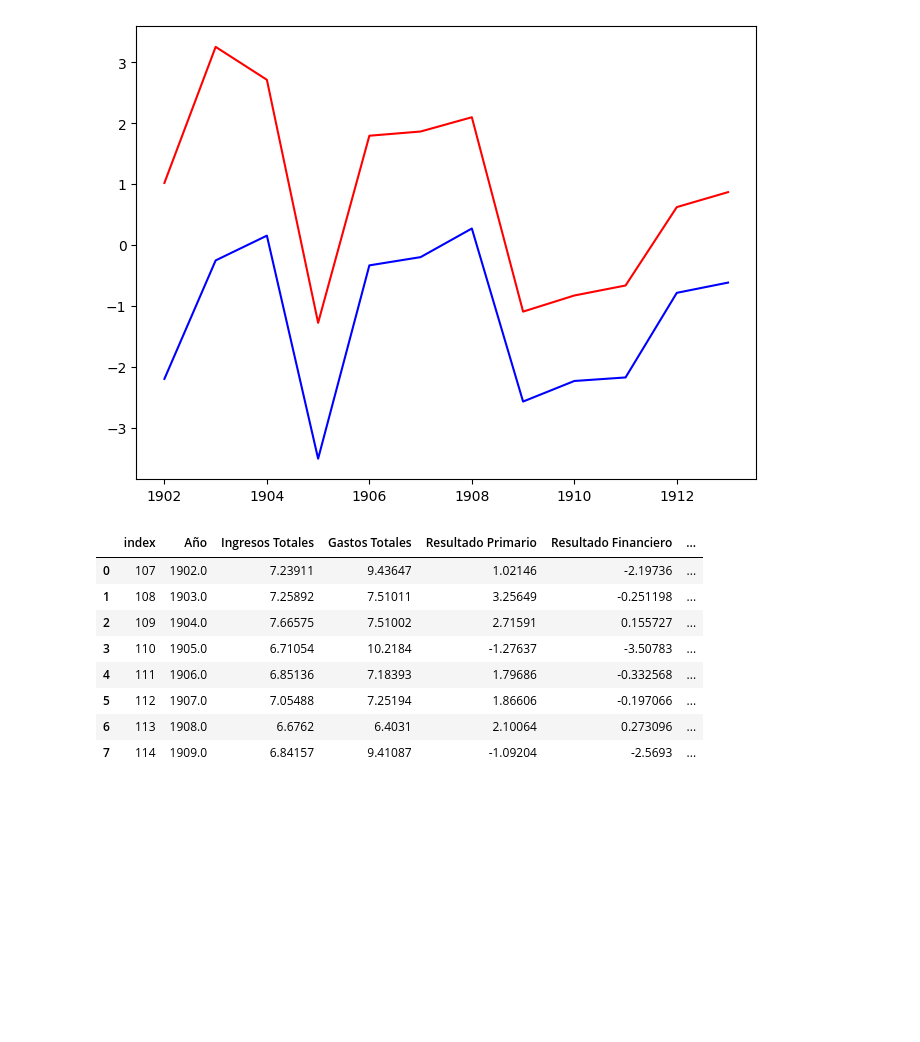
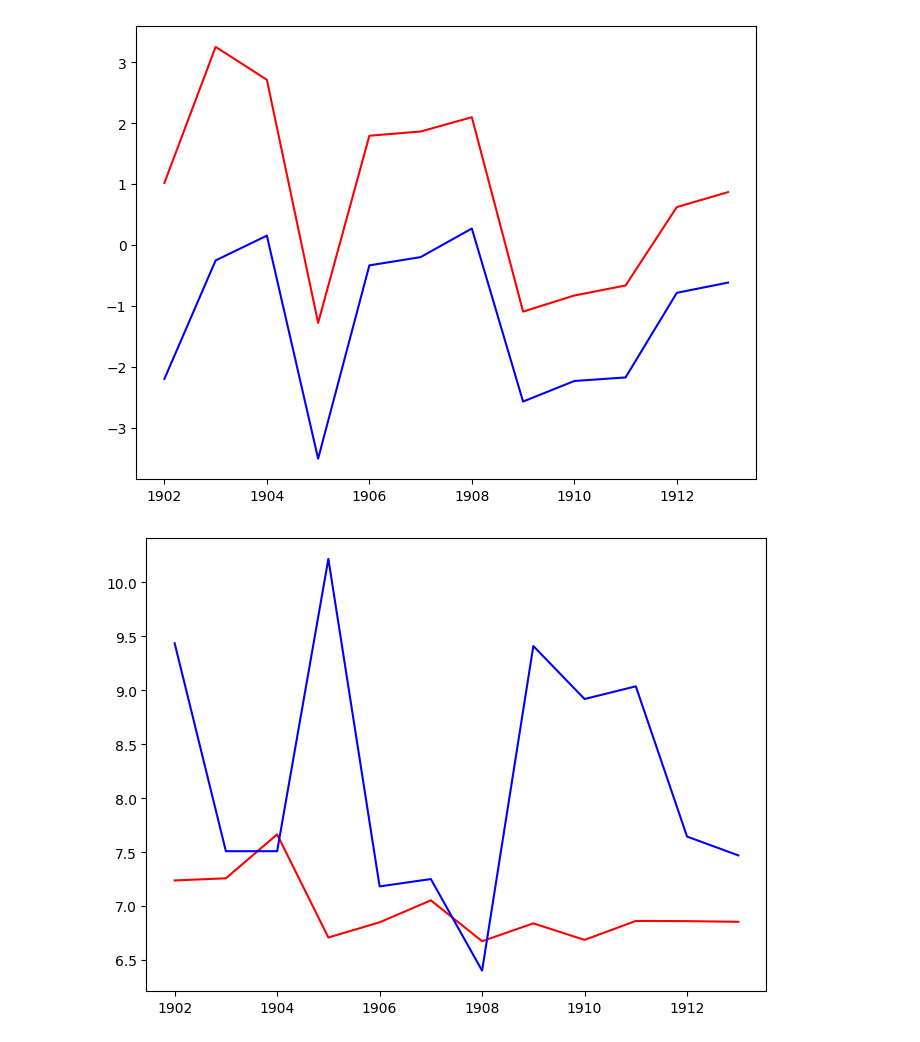
Before and after one commit to lucatoss/caja-de-conversi-n, a Jupyter notebook: La primera caja de conversión en cifras.ipynb, the cells around one changed output. Cells and saved outputs as stored; diff of their text form; code cells hidden in the pictures; blank space fills up the shorter version.

```diff
--- a/La primera caja de conversión en cifras.ipynb
+++ b/La primera caja de conversión en cifras.ipynb
@@ -313,17 +313,9 @@ plt.show()
 # %%
 figure(figsize=(8, 6), dpi=100)
 
-plt.plot(resultado_corte['Año'], resultado_corte['Resultado Primario'], color='r')
-plt.plot(resultado_corte['Año'], resultado_corte['Resultado Financiero'], color='b')
+plt.plot(resultado_corte['Año'], resultado_corte['Ingresos Totales'], color='r')
+plt.plot(resultado_corte['Año'], resultado_corte['Gastos Totales'], color='b')
 
 plt.show()
 # %% [output]
-|  | index | Año | Ingresos Totales | Gastos Totales | Resultado Primario | Resultado Financiero | ... |
-| 0 | 107 | 1902.0 | 7.23911 | 9.43647 | 1.02146 | -2.19736 | ... |
-| 1 | 108 | 1903.0 | 7.25892 | 7.51011 | 3.25649 | -0.251198 | ... |
-| 2 | 109 | 1904.0 | 7.66575 | 7.51002 | 2.71591 | 0.155727 | ... |
-| 3 | 110 | 1905.0 | 6.71054 | 10.2184 | -1.27637 | -3.50783 | ... |
-| 4 | 111 | 1906.0 | 6.85136 | 7.18393 | 1.79686 | -0.332568 | ... |
-| 5 | 112 | 1907.0 | 7.05488 | 7.25194 | 1.86606 | -0.197066 | ... |
-| 6 | 113 | 1908.0 | 6.6762 | 6.4031 | 2.10064 | 0.273096 | ... |
-| 7 | 114 | 1909.0 | 6.84157 | 9.41087 | -1.09204 | -2.5693 | ... |
+[figure, added]
```
Also changed, not shown: parts of 1 cell of this notebook.
